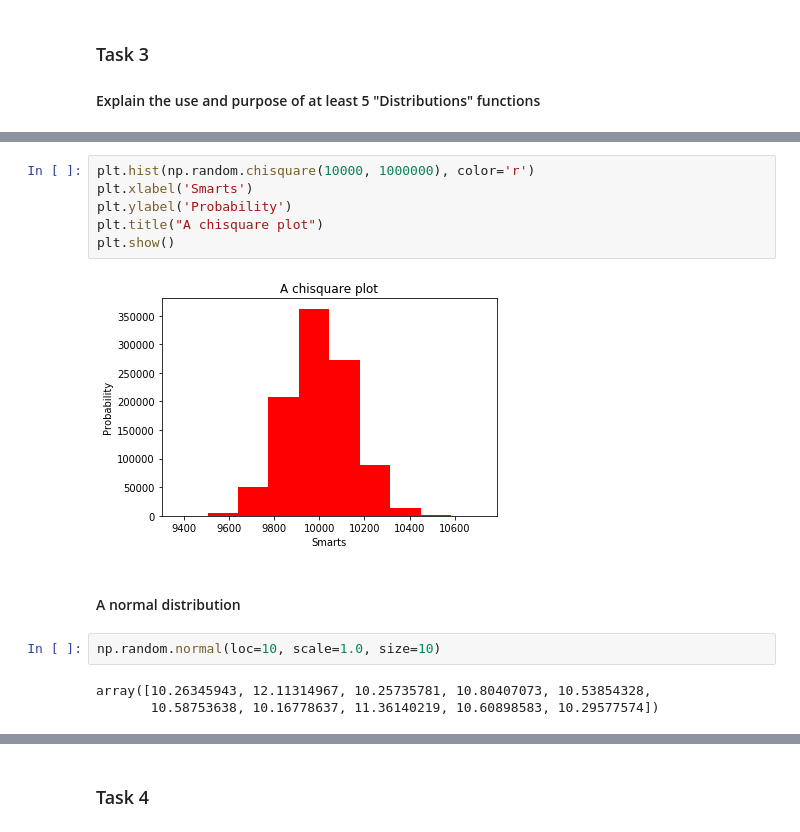
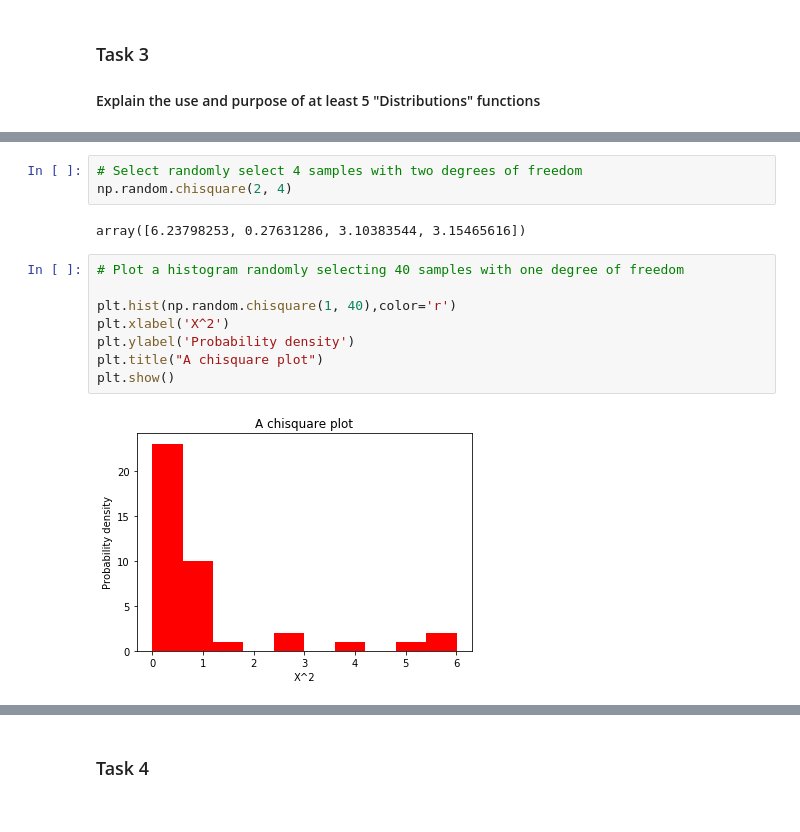
Before and after one commit to SimonMcLain/GMIT-Programming-for-Data-Analysis---Practicals, a Jupyter notebook: numpy-random.ipynb, the cells around one changed output, grey strips where cells are left out. Cells and saved outputs as stored; diff of their text form.

```diff
--- a/numpy-random.ipynb
+++ b/numpy-random.ipynb
@@ -113,15 +128,15 @@ array([10137.33672393, 10118.2065938 , 10066.96279541, ...,
+# %%
+# Select randomly select 4 samples with two degrees of freedom
+np.random.chisquare(2, 4)
+# %% [output]
+array([6.23798253, 0.27631286, 3.10383544, 3.15465616])
 # %%
-plt.hist(np.random.chisquare(10000, 1000000), color='r')
-plt.xlabel('Smarts')
-plt.ylabel('Probability')
+# Plot a histogram randomly selecting 40 samples with one degree of freedom
+
+plt.hist(np.random.chisquare(1, 40),color='r')
+plt.xlabel('X^2')
+plt.ylabel('Probability density')
 plt.title("A chisquare plot")
 plt.show()
 # %% [output]
-[figure, old version]
+[figure, new version]
-# %% [markdown]
-#### A normal distribution
-# %%
-np.random.normal(loc=10, scale=1.0, size=10)
-# %% [output]
-array([10.26345943, 12.11314967, 10.25735781, 10.80407073, 10.53854328,
-       10.58753638, 10.16778637, 11.36140219, 10.60898583, 10.29577574])
```
Also changed, not shown: parts of 25 cells of this notebook, 6 other files.
